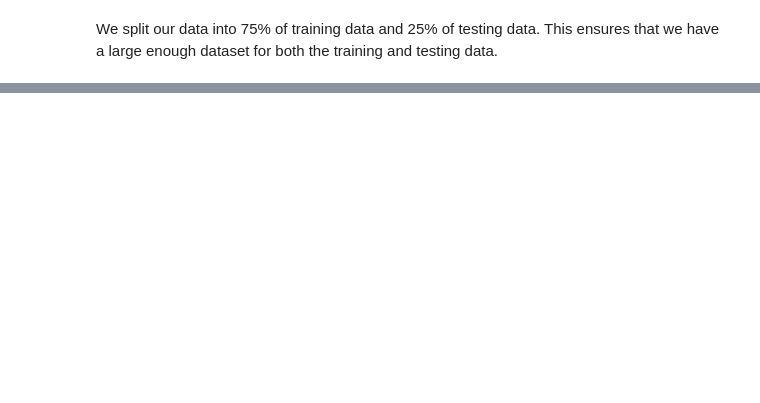
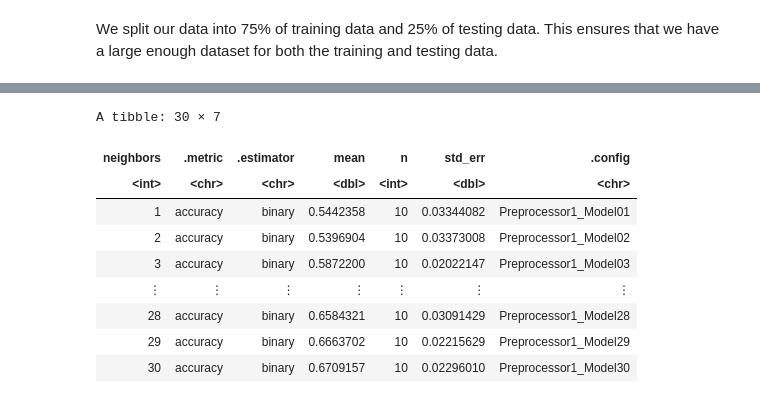
Before and after one commit to TracyGan/DSCI100, a Jupyter notebook: GroupReport.ipynb, the cells around one changed output, grey strips where cells are left out. Drawn from its saved outputs; the diff is of its cells as text; code cells hidden in the pictures; blank space fills up the shorter version.

```diff
--- a/GroupReport.ipynb
+++ b/GroupReport.ipynb
@@ -113,0 +219,8 @@ We split our data into 75% of training data and 25% of testing data. This ensure
+# %%
+heart_recipe <- recipe(num ~ age + thalach, data = heart_train) |>
+                step_center(all_predictors()) |>
+                step_scale(all_predictors())
+
+heart_model <- nearest_neighbor(weight_func = "rectangular", neighbors = tune()) |>
+                set_engine("kknn") |>
+                set_mode("classification")
@@ -113,0 +229,23 @@ We split our data into 75% of training data and 25% of testing data. This ensure
+# %%
+heart_vfold <- vfold_cv(heart_train, v = 10, strata = num)
+
+gridvals <- tibble(neighbors = seq(from = 1, to = 30))
+
+heart_results <- workflow() |>
+              add_recipe(heart_recipe) |>
+              add_model(heart_model) |>
+              tune_grid(resamples = heart_vfold, grid = gridvals) |>
+              collect_metrics() |>
+              filter(.metric == "accuracy")
+heart_results
+# %% [output]
+A tibble: 30 × 7
+| neighbors | .metric | .estimator | mean | n | std_err | .config |
+| <int> | <chr> | <chr> | <dbl> | <int> | <dbl> | <chr> |
+| 1 | accuracy | binary | 0.5442358 | 10 | 0.03344082 | Preprocessor1_Model01 |
+| 2 | accuracy | binary | 0.5396904 | 10 | 0.03373008 | Preprocessor1_Model02 |
+| 3 | accuracy | binary | 0.5872200 | 10 | 0.02022147 | Preprocessor1_Model03 |
+| ⋮ | ⋮ | ⋮ | ⋮ | ⋮ | ⋮ | ⋮ |
+| 28 | accuracy | binary | 0.6584321 | 10 | 0.03091429 | Preprocessor1_Model28 |
+| 29 | accuracy | binary | 0.6663702 | 10 | 0.02215629 | Preprocessor1_Model29 |
+| 30 | accuracy | binary | 0.6709157 | 10 | 0.02296010 | Preprocessor1_Model30 |
```
Also changed, not shown: parts of 26 cells of this notebook.
